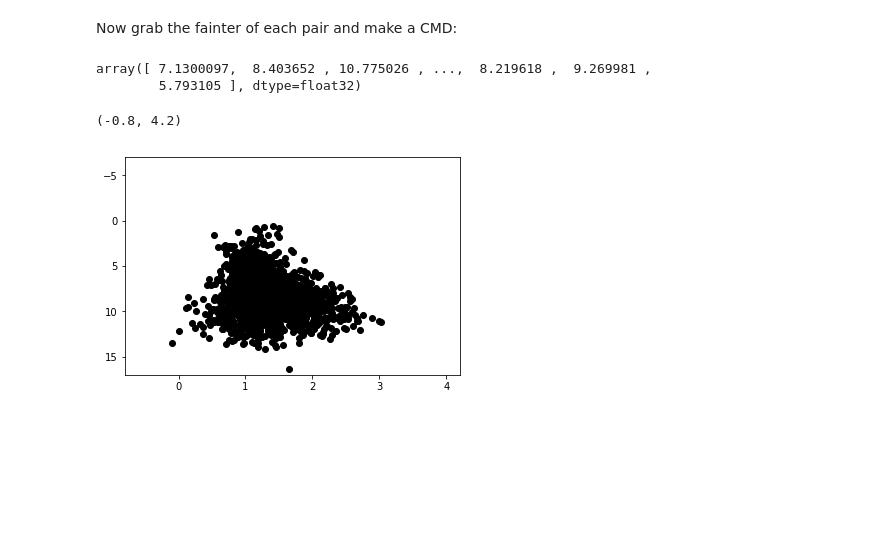
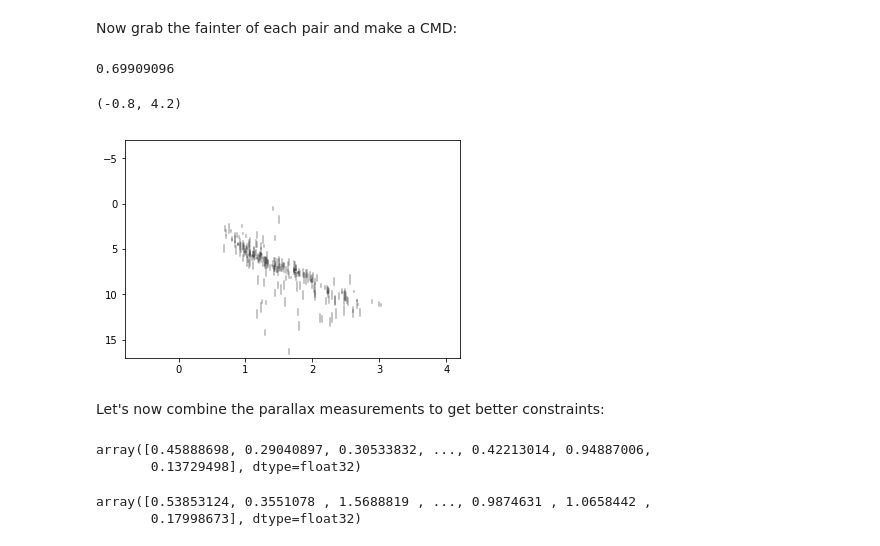
Before and after one commit to megbedell/kepler-pairs, a Jupyter notebook: notebooks/bettertogether.ipynb, the cells around one changed output. Saved outputs shown, nothing was run; the diff lists cells and outputs as text; code cells hidden in the pictures; blank space fills up the shorter version.

```diff
--- a/notebooks/bettertogether.ipynb
+++ b/notebooks/bettertogether.ipynb
@@ -85,7 +85,7 @@ def make_cov(star):
     returns covariance matrix C corresponding to x
     """
     names = ['parallax', 'pmra', 'pmdec']
-    C = np.diag(make_xerr(star))
+    C = np.diag(make_xerr(star)**2)
     for i, name1 in enumerate(names):
         for j, name2 in enumerate(names):
             if j >= i:
@@ -159,21 +162,27 @@ for i in range(2048):
 # %%
 (gmag1, gmag2) = read_match_attr(pairs_indfaints, pairs_indbrights, 'phot_g_mean_mag')
 (plx1, plx2) = read_match_attr(pairs_indfaints, pairs_indbrights, 'parallax')
-dist1 = 1.e3/plx1
-absg1 = gmag1 - 5.*(np.log10(dist1) - 1.)
+(plx1e, plx2e) = read_match_attr(pairs_indfaints, pairs_indbrights, 'parallax_error')
+dist1a = 1.e3/(plx1 + plx1e)
+tiny = 1e-6
+dist1b = 1.e3/np.clip(plx1 - plx1e, tiny, np.Inf)
+absg1a = gmag1 - 5.*(np.log10(dist1a) - 1.)
+absg1b = gmag1 - 5.*(np.log10(dist1b) - 1.)
 dist2 = 1.e3/plx2
 absg2 = gmag2 - 5.*(np.log10(dist2) - 1.)
-# %%
-absg1
-# %% [output]
-array([ 7.1300097,  8.403652 , 10.775026 , ...,  8.219618 ,  9.269981 ,
-        5.793105 ], dtype=float32)
+# %%
+absg1a.min()
+# %% [output]
+0.69909096
 # %%
 (bp_rp1, bp_rp2) = read_match_attr(pairs_indfaints, pairs_indbrights, 'bp_rp')
 # %%
-plt.scatter(bp_rp1, absg1, color='k')
+#plt.scatter(bp_rp1, absg1, color='k', alpha=0.05)
+for c, (a, b) in zip(bp_rp1, zip(absg1a, absg1b)):
+    if np.abs(a - b) < 1.0:
+        plt.plot([c, c], [a, b], 'k-', alpha=0.3)
 plt.ylim([17,-7])
 plt.xlim([-0.8, 4.2])
 # %% [output]
 (-0.8, 4.2)
-[figure, old version]
+[figure, new version]
@@ -182,0 +189,2 @@ np.savetxt('../data/bettertogetherpairs.txt', np.vstack([pairs_indfaints, pairs_
+# %% [markdown]
+Let's now combine the parallax measurements to get better constraints:
@@ -182,0 +206,10 @@ np.savetxt('../data/bettertogetherpairs.txt', np.vstack([pairs_indfaints, pairs_
+# %%
+better_plx
+# %% [output]
+array([0.45888698, 0.29040897, 0.30533832, ..., 0.42213014, 0.94887006,
+       0.13729498], dtype=float32)
+# %%
+plx1
+# %% [output]
+array([0.53853124, 0.3551078 , 1.5688819 , ..., 0.9874631 , 1.0658442 ,
+       0.17998673], dtype=float32)
```
Also changed, not shown: parts of 7 cells of this notebook, 2 other files.
